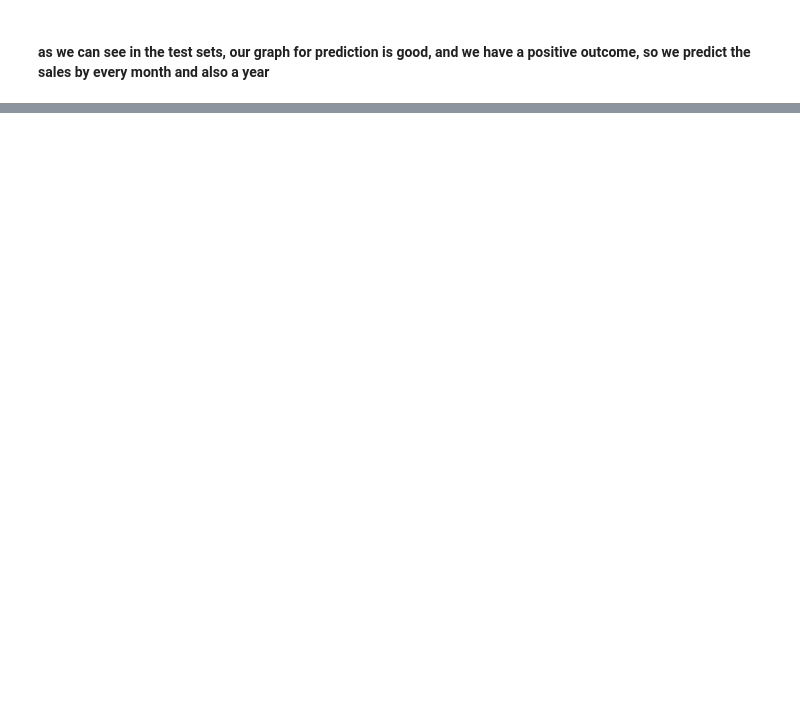
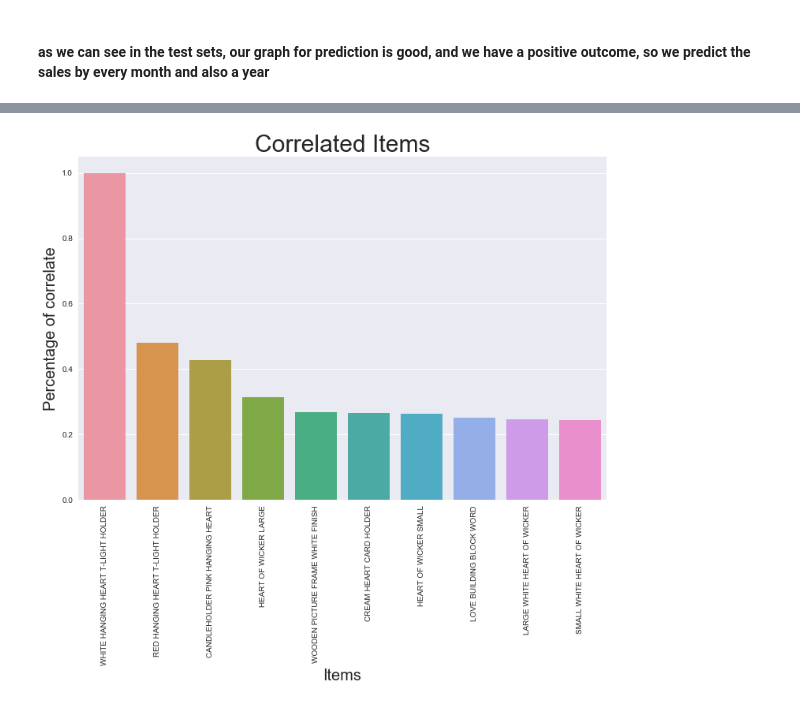
Before and after one commit to JAsanka/BUSINESS-INTELLIGENCE-SYSTEM, a Jupyter notebook: Untitled1.ipynb, the cells around one changed output, grey strips where cells are left out. Cells and saved outputs as stored; diff of their text form; code cells hidden in the pictures; blank space fills up the shorter version.

Commit message:
update
update correlation

```diff
--- a/Untitled1.ipynb
+++ b/Untitled1.ipynb
@@ -216,0 +208,3 @@ ValueError: Length mismatch: Expected axis has 0 elements, new values have 4372
+# %%
+corr = pd.read_csv("datasets//correlation.csv", index_col=0)
+corr.head()
@@ -216,0 +224,2 @@ ValueError: Length mismatch: Expected axis has 0 elements, new values have 4372
+# %%
+cor_ = corr.corr()
@@ -216,0 +241,16 @@ ValueError: Length mismatch: Expected axis has 0 elements, new values have 4372
+# %%
+def corr_items(item):
+    list_item = cor_[item].sort_values(ascending=False).head(10)
+    plt.figure(figsize=(12,8))
+    sns.barplot(list_item.index, list_item.values)
+    plt.title("Correlated Items", fontsize=30)
+    plt.xlabel("Items", fontsize=20)
+    plt.ylabel("Percentage of correlate", fontsize=20)
+    plt.xticks(rotation="vertical")
+    plt.show()
+    return
+
+item = "WHITE HANGING HEART T-LIGHT HOLDER"
+corr_items(item)
+# %% [output]
+[figure, added]
```
Also changed, not shown: parts of 12 cells of this notebook.
